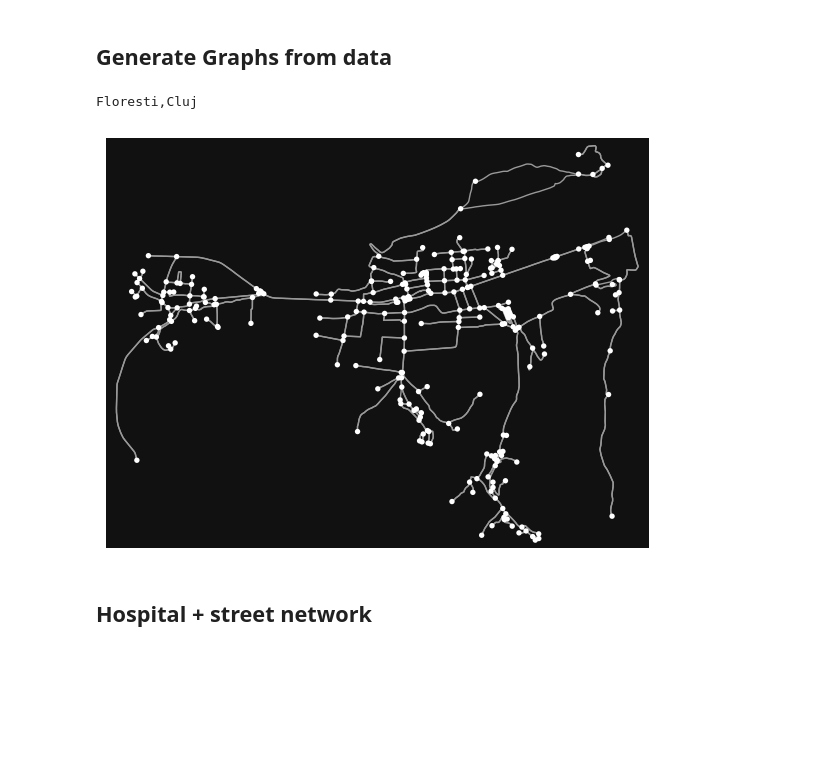
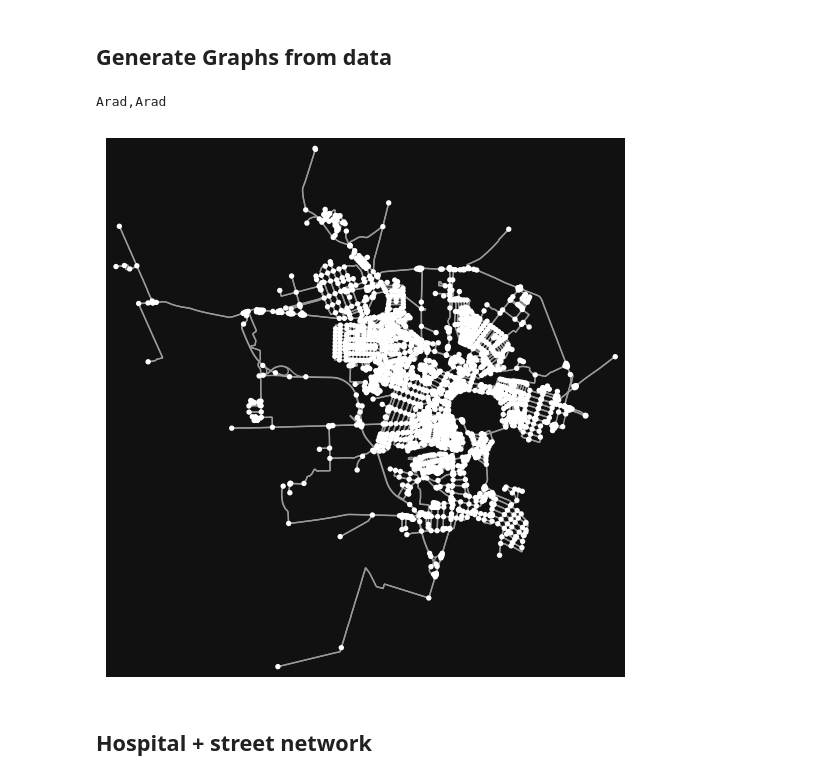
Before and after one commit to adrianbetea/City-Healthcare-System-Analysis-Platform, a Jupyter notebook: generate_graph_osmnx.ipynb, the cells around one changed output. Cells and saved outputs as stored; diff of their text form; code cells hidden in the pictures; blank space fills up the shorter version.

```diff
--- a/generate_graph_osmnx.ipynb
+++ b/generate_graph_osmnx.ipynb
@@ -7,6 +7,7 @@ latitude = []
 longitude = []
 city_name = []
 county_name = []
+city_population = []
 with open('Datasets/ro.csv', newline='') as csvfile:
     DictReader = csv.DictReader(csvfile)
     ### Get latitude and longitude from csv
@@ -25,6 +26,7 @@ with open('Datasets/ro.csv', newline='') as csvfile:
         county_name = county_name + [county]
         latitude = latitude + [row['lat']]
         longitude = longitude + [row['lng']]
+        city_population = city_population + [row['population']]
 # %% [markdown]
 ## Set CUDA
 # %%
@@ -38,18 +40,18 @@ device
 # %%
 import networkx as nx
 import geopandas as gpd
 import osmnx as ox
 
-location = city_name[40]+","+county_name[40]
+location = city_name[11]+","+county_name[11]
 print(location)
 
 G = ox.graph_from_place(location, network_type="drive")
 
 ox.save_graph_geopackage(G)
 fig, ax = ox.plot_graph(G, figsize=(7,7))
 # %% [output]
-Floresti,Cluj
+Arad,Arad
-[figure, old version]
+[figure, new version]
 # %% [markdown]
 ## Hospital + street network
 # %%
```
Also changed, not shown: parts of 3 cells of this notebook, 3 other files.
